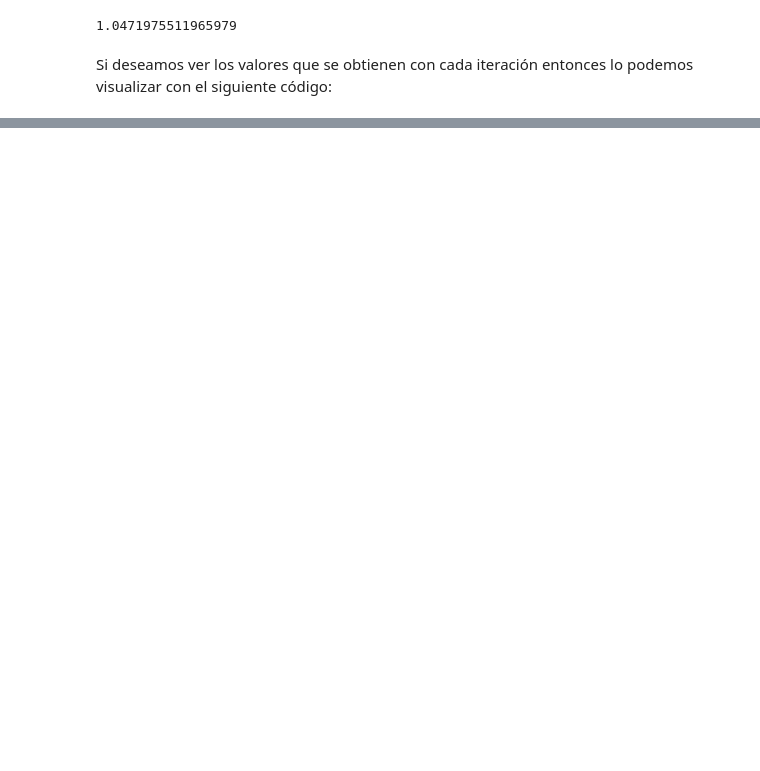
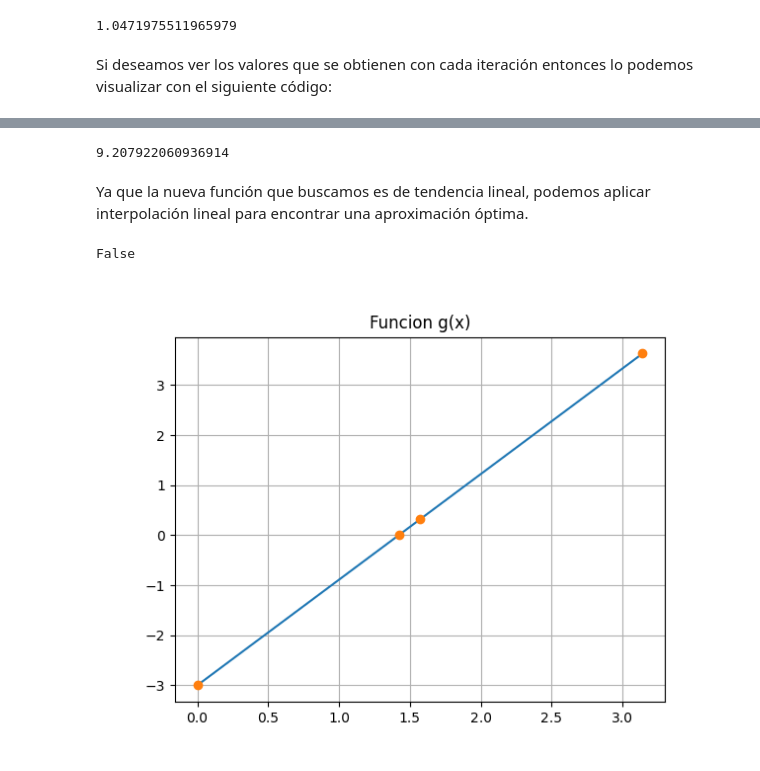
Before and after one commit to MonicaCabanas23/Numerical-Analysis, a Jupyter notebook: Raices-de-funciones-no-lineales.ipynb, the cells around one changed output, grey strips where cells are left out. Saved outputs shown, nothing was run; the diff lists cells and outputs as text; code cells hidden in the pictures; blank space fills up the shorter version.

Commit message:
Update: Jupyter notebook (Ridder method)

```diff
--- a/Raices-de-funciones-no-lineales.ipynb
+++ b/Raices-de-funciones-no-lineales.ipynb
@@ -130,0 +162,37 @@ display(df)
+# %%
+def exponentialFactor (f, a, b, c):
+    if f(b) > 0:
+        k = (f(c) + math.sqrt(f(c)**2 - f(a)*f(b)))/f(b)
+    else:
+        k = (f(c) - math.sqrt(f(c)**2 - f(a)*f(b)))/f(b)
+    return k
+print (math.sqrt(f(c)**2 - f(a)*f(b)))
+# %% [output]
+9.207922060936914
+# %% [markdown]
+Ya que la nueva función que buscamos es de tendencia lineal, podemos aplicar interpolación lineal para encontrar una aproximación óptima.
+# %%
+h = (b - a)/2
+Q = np.log(k)/h
+k = exponentialFactor(f, a, b, c)
+g = lambda x: ((f(c)*k - f(a))/(c - a)) * (x - c) + f(c)*k
+# %%
+# g = lambda x: (f(x))*k  # Revisar otra vez esta fución
+# r = lambda x: ((g(c) - g(a))/(c - a))*(x - c) + g(c) # secant between a, b, and c
+
+dSample = c - (g(c)*(c - a))/(g(c) - g(a)) # finding the 'x' that satisfies the Regula Falsi method
+
+if g(c) == (g(a) + g(b))*0.5:
+    print ('True')
+else:
+    print ('False')
+
+# plt.plot(x, [r(i) for i in x])
+plt.plot(x, [g(i) for i in x])
+plt.plot([a, b, c, d], [g(a), g(b), g(c), g(d)], 'o')
+plt.title("Funcion g(x)")
+plt.grid()
+plt.show()
+# %% [output]
+False
+[figure, added]
```
Also changed, not shown: parts of 13 cells of this notebook.
